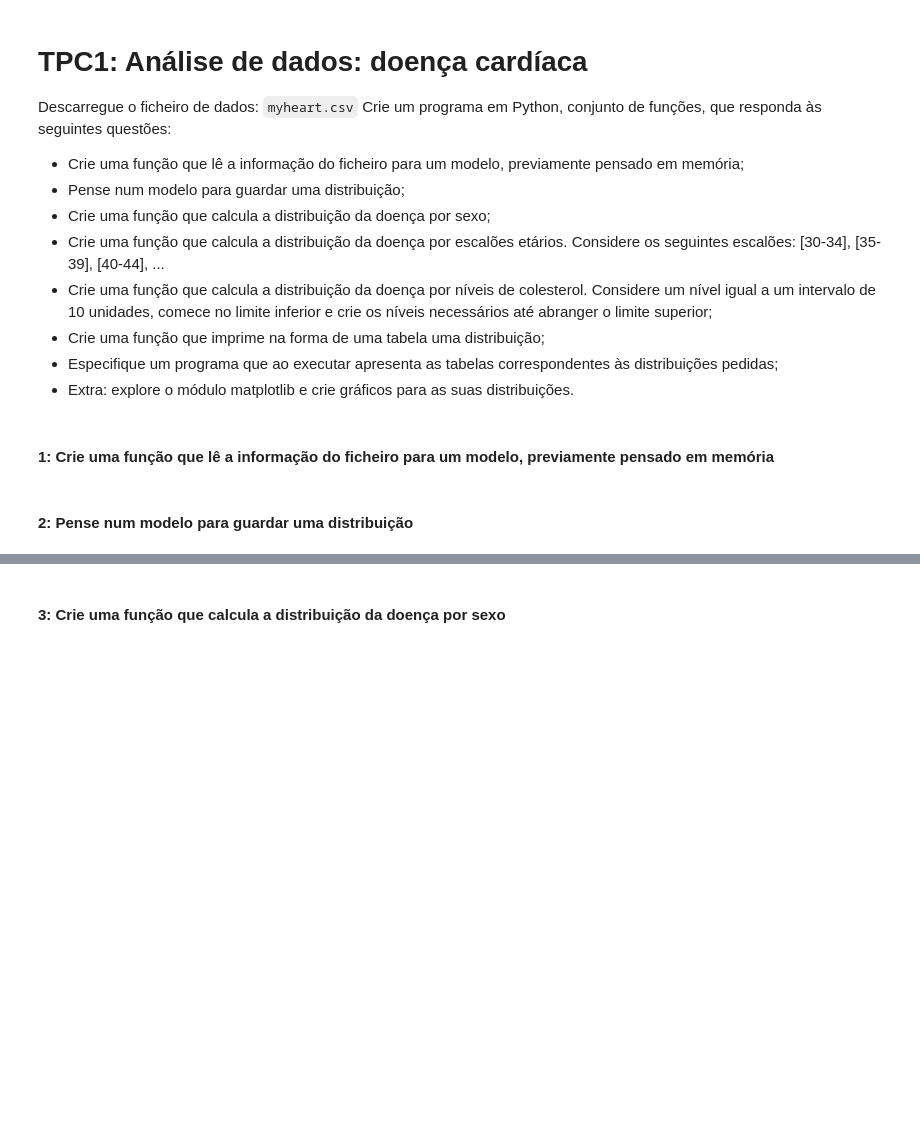
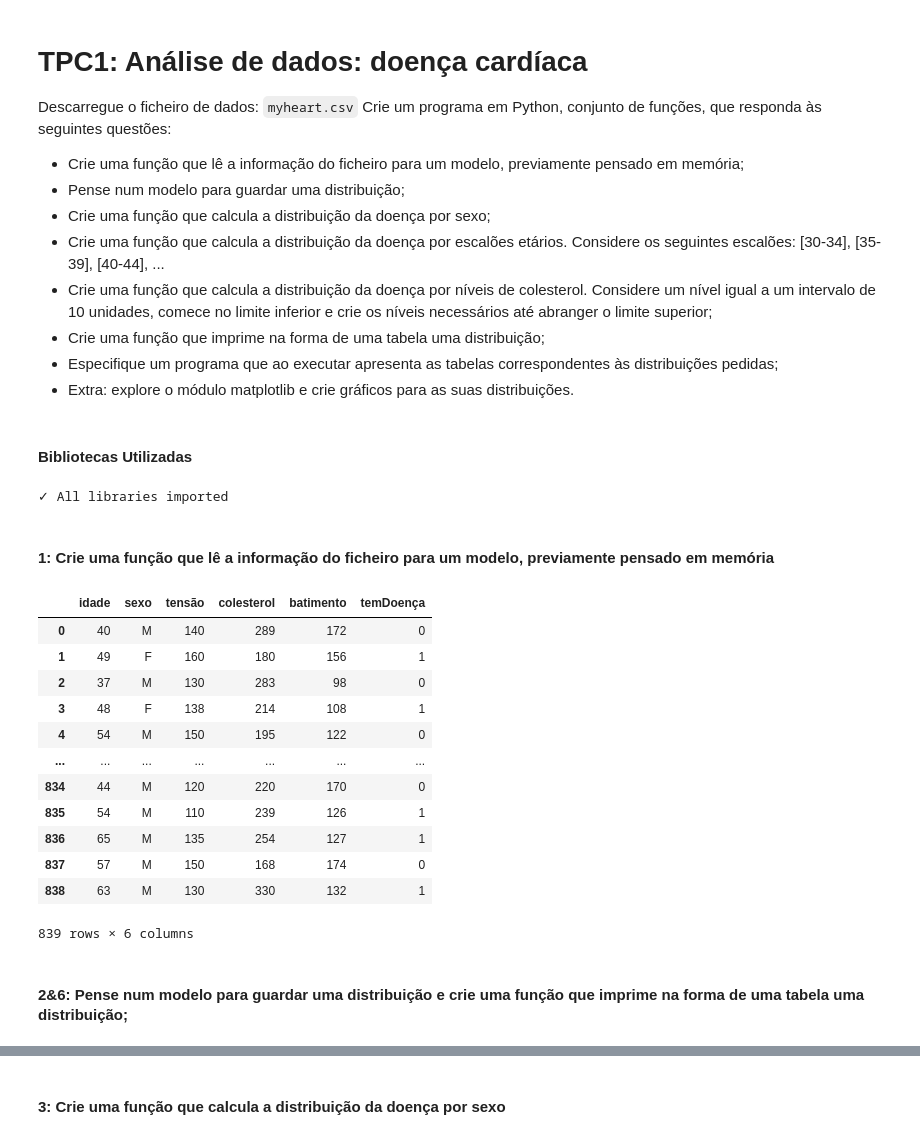
Before and after one commit to RicAlvesO/PL2023, a Jupyter notebook: TPC1/PL2023_TPC1.ipynb, the cells around one changed output, grey strips where cells are left out. Saved outputs shown, nothing was run; the diff lists cells and outputs as text; code cells hidden in the pictures; blank space fills up the shorter version.

```diff
--- a/TPC1/PL2023_TPC1.ipynb
+++ b/TPC1/PL2023_TPC1.ipynb
@@ -11,7 +11,37 @@ Crie um programa em Python, conjunto de funções, que responda às seguintes qu
 * Crie uma função que imprime na forma de uma tabela uma distribuição;
 * Especifique um programa que ao executar apresenta as tabelas correspondentes às distribuições pedidas;
 * Extra: explore o módulo matplotlib e crie gráficos para as suas distribuições.
+# %% [markdown]
+#### Bibliotecas Utilizadas
+# %%
+import pandas as pd
+import matplotlib.pyplot as plt
+import numpy as np
+
+print('\u2713', 'All libraries imported')
+# %% [output]
+✓ All libraries imported
 # %% [markdown]
 #### 1: Crie uma função que lê a informação do ficheiro para um modelo, previamente pensado em memória
+# %%
+def load_data(file):
+    df = pd.read_csv(file)
+    return df
+
+load_data('myheart.csv')
+# %% [output]
+|  | idade | sexo | tensão | colesterol | batimento | temDoença |
+| 0 | 40 | M | 140 | 289 | 172 | 0 |
+| 1 | 49 | F | 160 | 180 | 156 | 1 |
+| 2 | 37 | M | 130 | 283 | 98 | 0 |
+| 3 | 48 | F | 138 | 214 | 108 | 1 |
+| 4 | 54 | M | 150 | 195 | 122 | 0 |
+| ... | ... | ... | ... | ... | ... | ... |
+| 834 | 44 | M | 120 | 220 | 170 | 0 |
+| 835 | 54 | M | 110 | 239 | 126 | 1 |
+| 836 | 65 | M | 135 | 254 | 127 | 1 |
+| 837 | 57 | M | 150 | 168 | 174 | 0 |
+| 838 | 63 | M | 130 | 330 | 132 | 1 |
+839 rows × 6 columns
 # %% [markdown]
-#### 2: Pense num modelo para guardar uma distribuição
+#### 2&6: Pense num modelo para guardar uma distribuição e crie uma função que imprime na forma de uma tabela uma distribuição;
```
Also changed, not shown: parts of 7 cells of this notebook.
